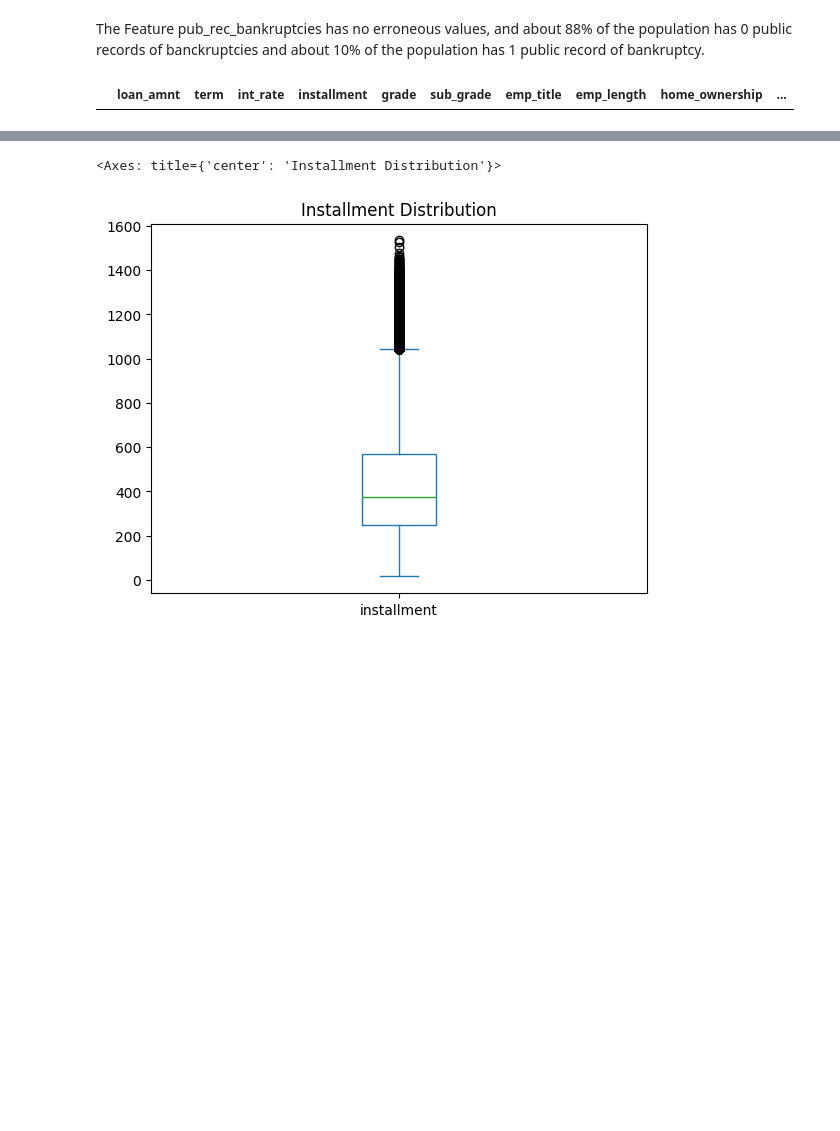
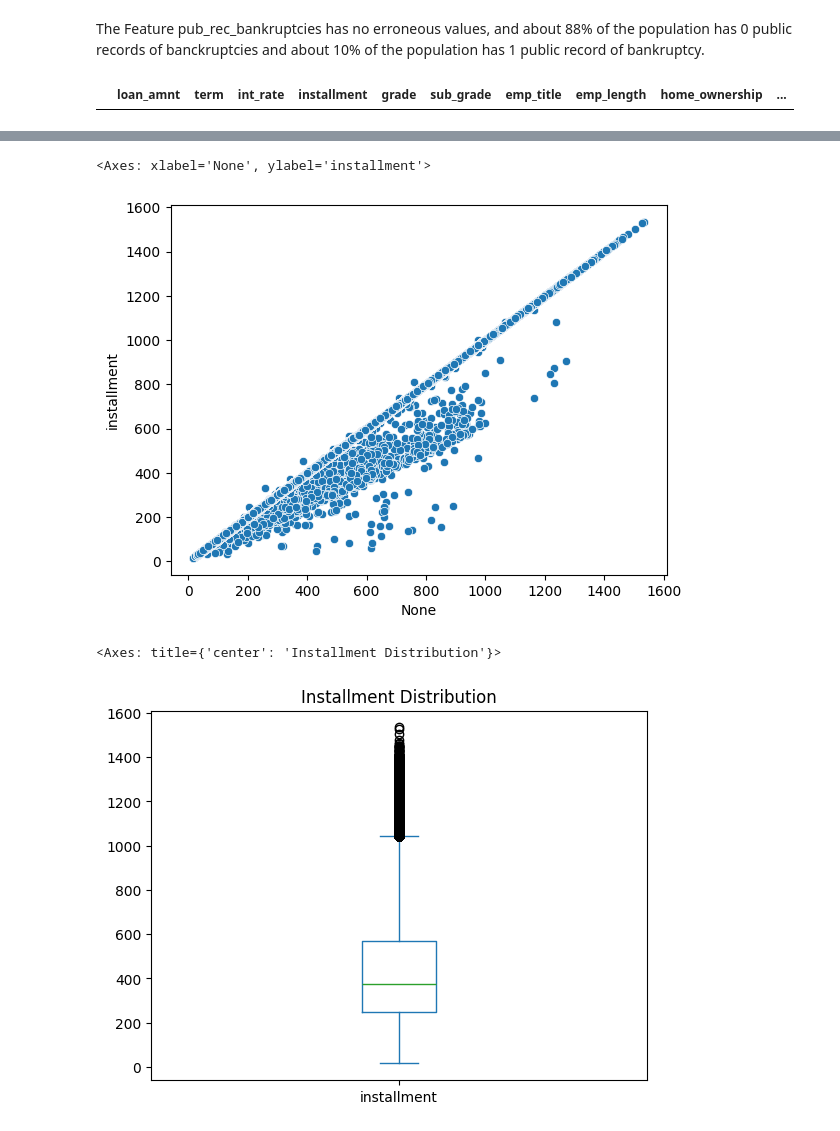
Before and after one commit to sri9079/Loan_tap, a Jupyter notebook: loan_tap_Case Study.ipynb, the cells around one changed output, grey strips where cells are left out. Drawn from its saved outputs; the diff is of its cells as text; code cells hidden in the pictures; blank space fills up the shorter version.

```diff
--- a/loan_tap_Case Study.ipynb
+++ b/loan_tap_Case Study.ipynb
@@ -932,3 +1099,8 @@ data.nlargest(10, 'installment')[['installment','loan_amnt','loan_status','int_r
+# %%
+sns.scatterplot(x=cal_installment,y=data['installment'])
+# %% [output]
+<Axes: xlabel='None', ylabel='installment'>
+[figure, added]
 # %%
 data['installment'].plot(kind='box', title='Installment Distribution')
 # %% [output]
```
Also changed, not shown: parts of 21 cells of this notebook.
